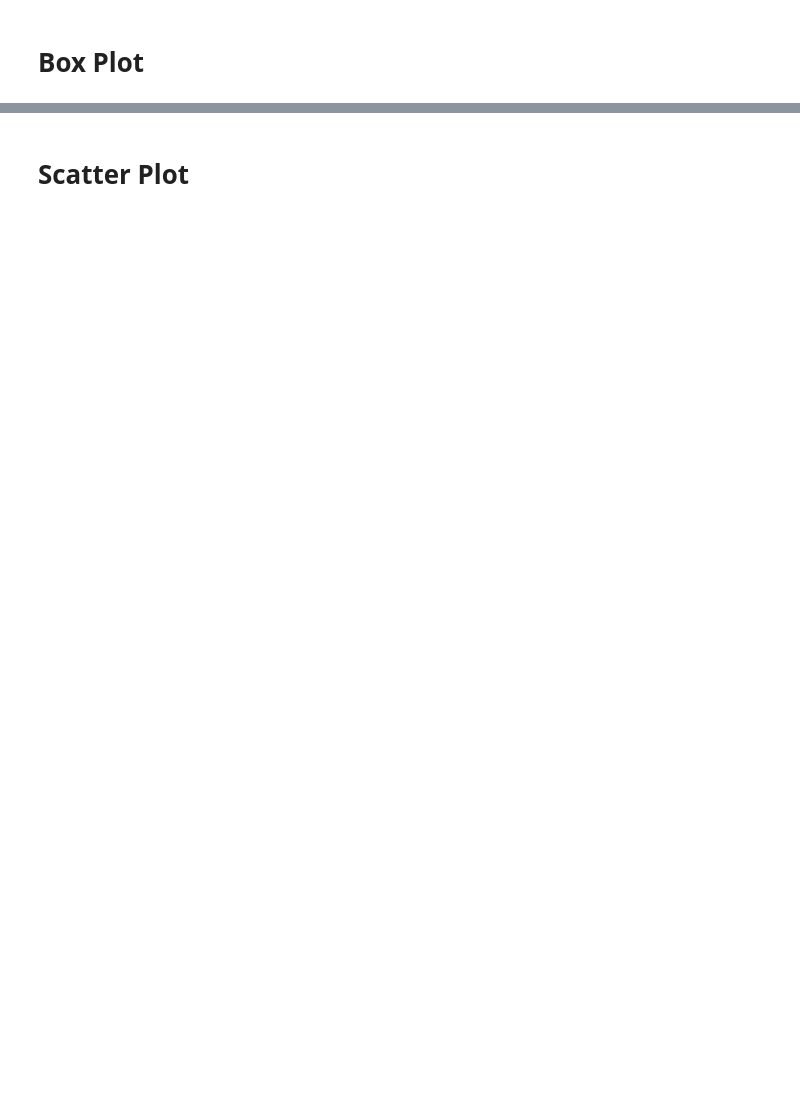
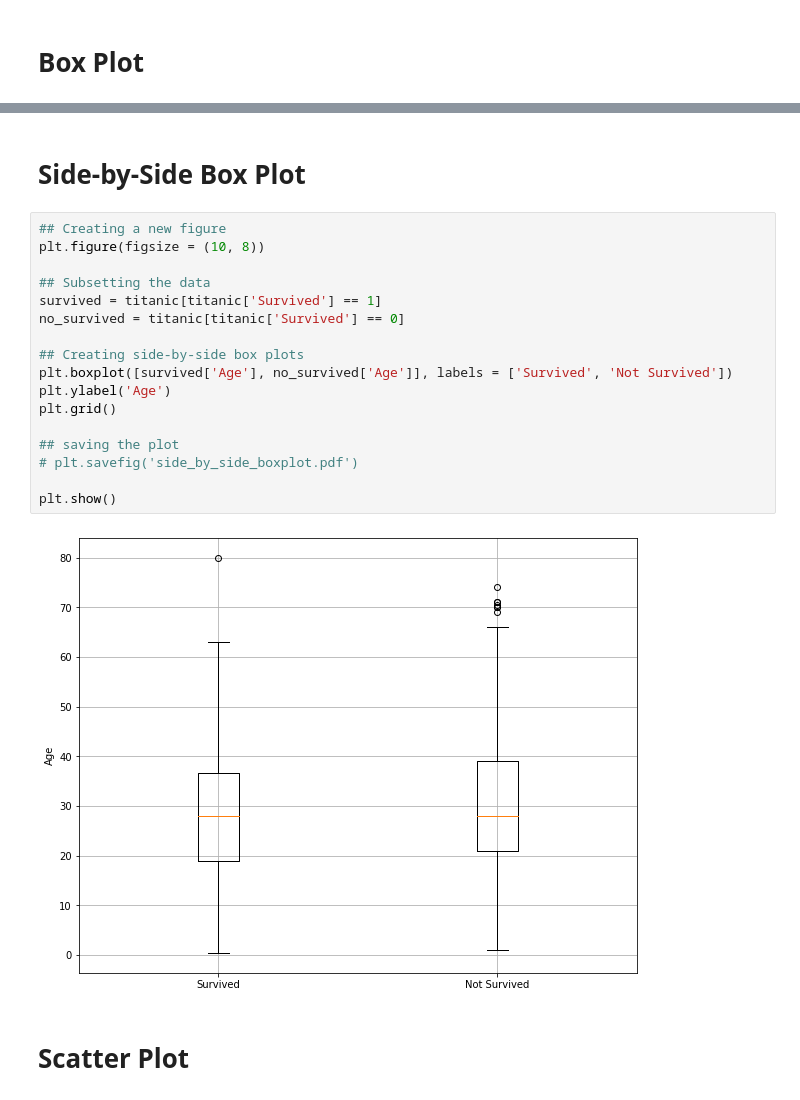
Before and after one commit to oscarm524/Python_Programming_for_Data_Science, a Jupyter notebook: Data_Visualization/Data_Visualization.ipynb, the cells around one changed output, grey strips where cells are left out. Drawn from its saved outputs; the diff is of its cells as text; blank space fills up the shorter version.

```diff
--- a/Data_Visualization/Data_Visualization.ipynb
+++ b/Data_Visualization/Data_Visualization.ipynb
@@ -254,2 +264,23 @@ Name: Sex, dtype: int64
+# %% [markdown]
+# Side-by-Side Box Plot
+# %%
+## Creating a new figure
+plt.figure(figsize = (10, 8))
+
+## Subsetting the data
+survived = titanic[titanic['Survived'] == 1]
+no_survived = titanic[titanic['Survived'] == 0]
+
+## Creating side-by-side box plots
+plt.boxplot([survived['Age'], no_survived['Age']], labels = ['Survived', 'Not Survived'])
+plt.ylabel('Age')
+plt.grid()
+
+## saving the plot
+# plt.savefig('side_by_side_boxplot.pdf')
+
+plt.show()
+# %% [output]
+[figure, added]
 # %% [markdown]
 # Scatter Plot
```
Also changed, not shown: parts of 10 cells of this notebook.
